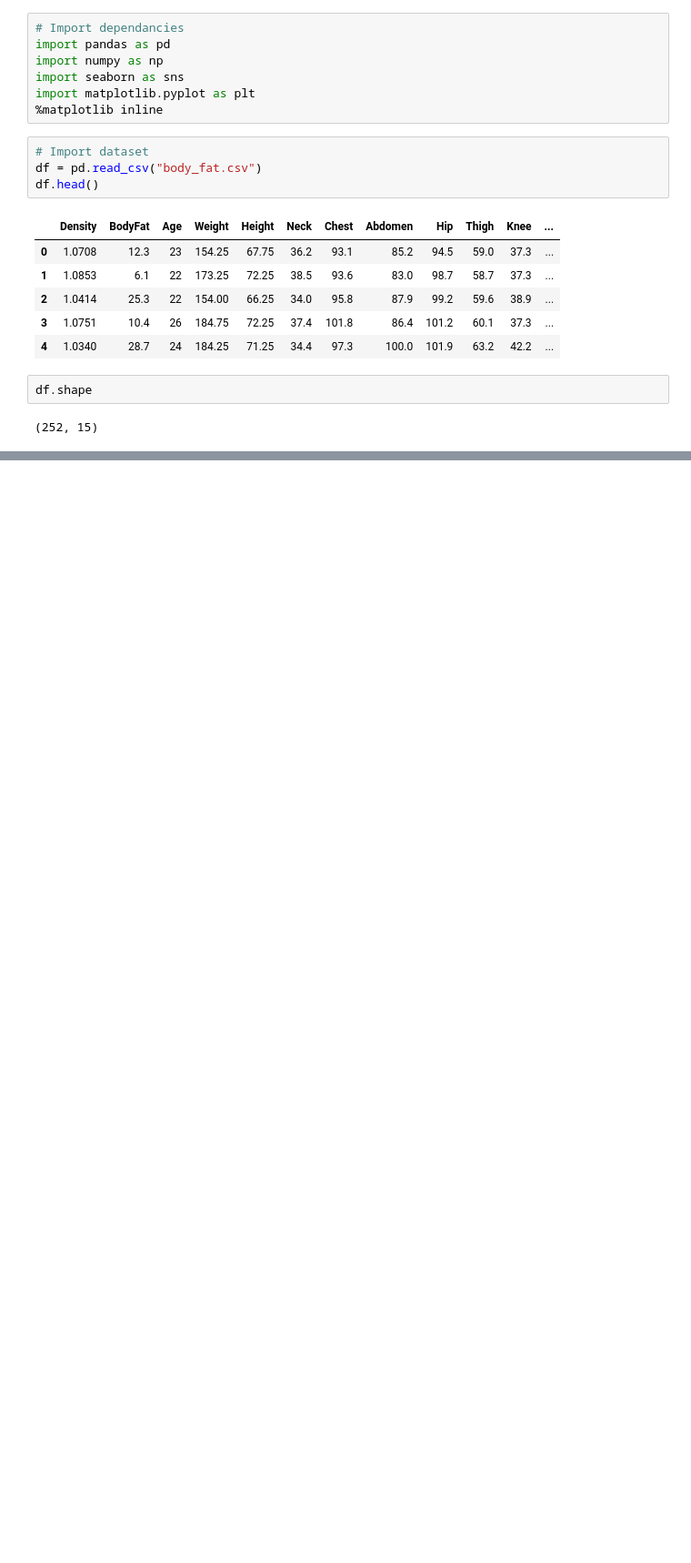
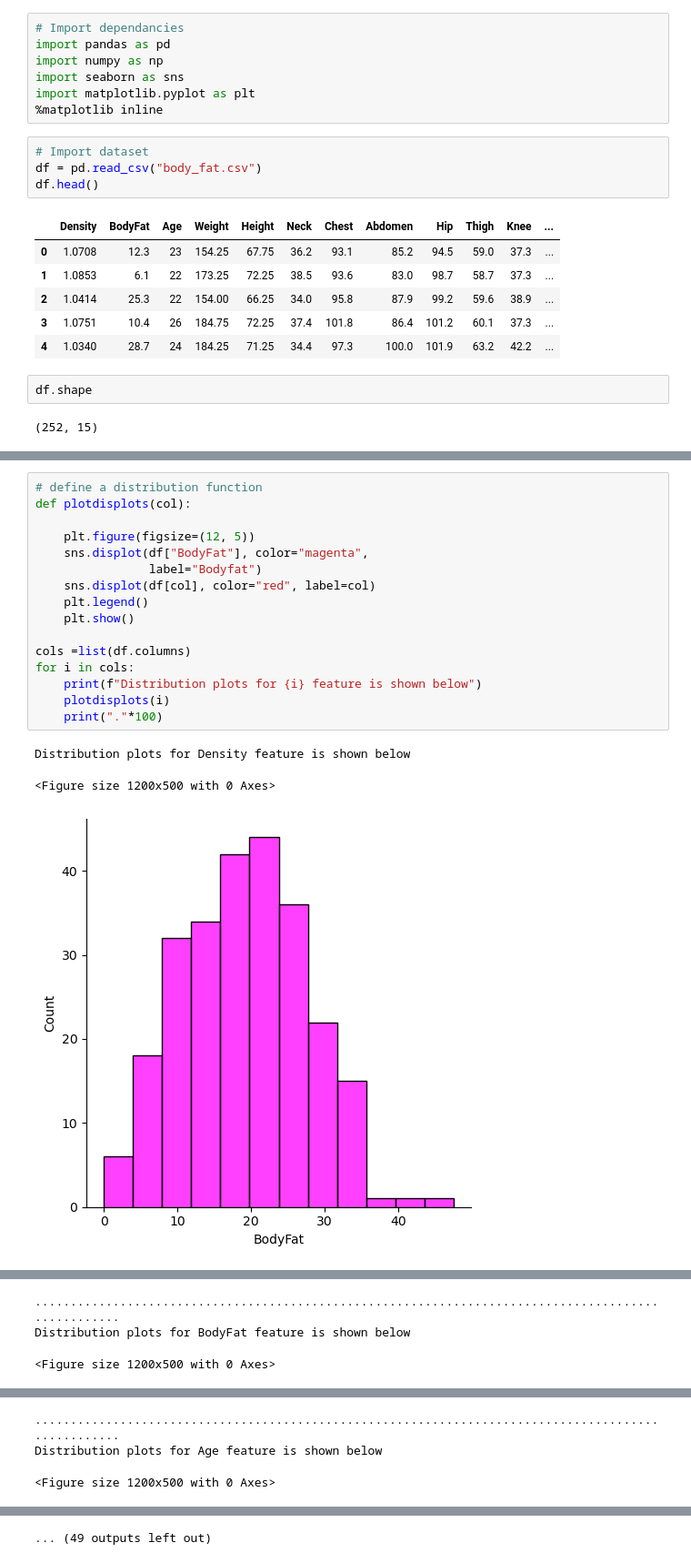
Before and after one commit to lawalsegun2025/body_fat_estimator, a Jupyter notebook: body_fat_predictor.ipynb, the cells around one changed output, grey strips where cells are left out. Shown at 91% size. Cells and saved outputs as stored; diff of their text form; blank space fills up the shorter version.

Commit message:
created distribution plots

```diff
--- a/body_fat_predictor.ipynb
+++ b/body_fat_predictor.ipynb
@@ -64,0 +89,20 @@ df.shape
+# %%
+# define a distribution function
+def plotdisplots(col):
+
+    plt.figure(figsize=(12, 5))
+    sns.displot(df["BodyFat"], color="magenta",
+                label="Bodyfat")
+    sns.displot(df[col], color="red", label=col)
+    plt.legend()
+    plt.show()
+
+cols =list(df.columns)
+for i in cols:
+    print(f"Distribution plots for {i} feature is shown below")
+    plotdisplots(i)
+    print("."*100)
+# %% [output]
+Distribution plots for Density feature is shown below
+<Figure size 1200x500 with 0 Axes>
+[figure, added]
@@ -64,0 +110,3 @@ df.shape
+....................................................................................................
+Distribution plots for BodyFat feature is shown below
+<Figure size 1200x500 with 0 Axes>
@@ -64,0 +115,3 @@ df.shape
+....................................................................................................
+Distribution plots for Age feature is shown below
+<Figure size 1200x500 with 0 Axes>
@@ -64,0 +120 @@ df.shape
+... (49 outputs left out)
```
Also changed, not shown: parts of 5 cells of this notebook.
